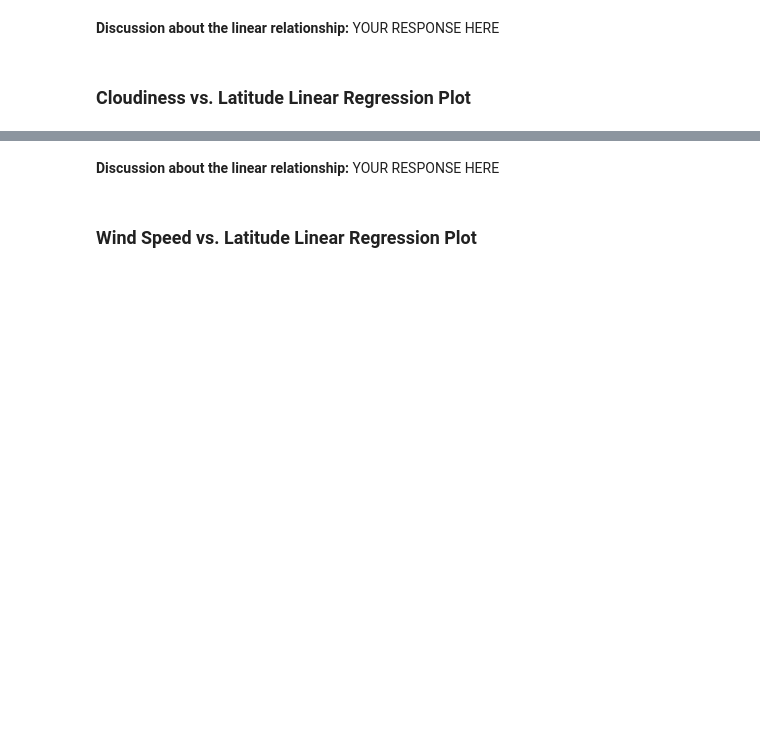
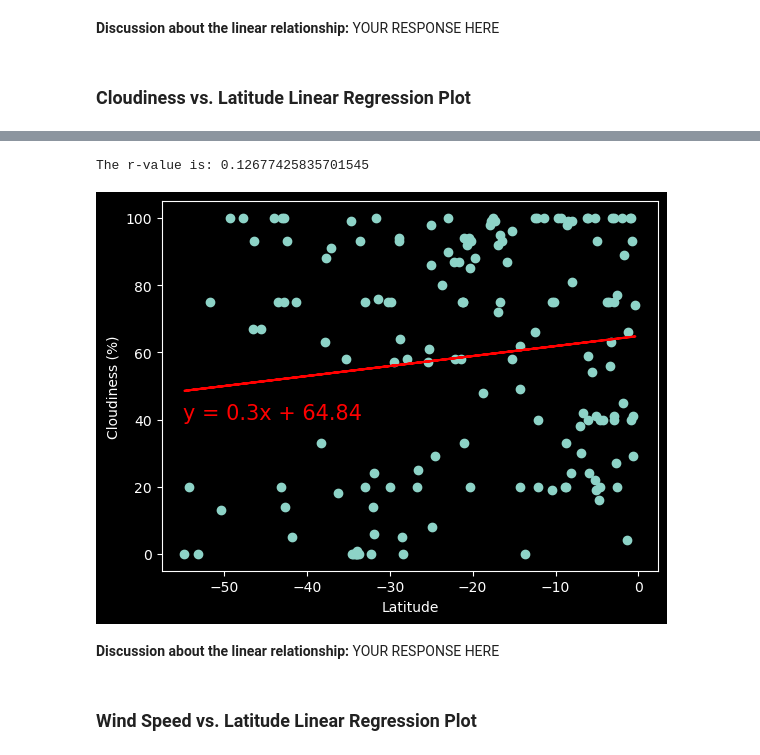
Before and after one commit to KeeganDavis/python-api-challenge, a Jupyter notebook: WeatherPy/WeatherPy.ipynb, the cells around one changed output, grey strips where cells are left out. Saved outputs shown, nothing was run; the diff lists cells and outputs as text; code cells hidden in the pictures; blank space fills up the shorter version.

```diff
--- a/WeatherPy/WeatherPy.ipynb
+++ b/WeatherPy/WeatherPy.ipynb
@@ -359,3 +367,12 @@ humidity_southern = southern_hemi_df['Humidity']
+# %%
+# Southern Hemisphere
+cloudiness_southern = southern_hemi_df['Cloudiness']
+linregress_plot(latitude_southern, cloudiness_southern, (-55, 40))
+plt.ylabel("Cloudiness (%)")
+plt.show()
+# %% [output]
+The r-value is: 0.12677425835701545
+[figure, added]
 # %% [markdown]
 **Discussion about the linear relationship:** YOUR RESPONSE HERE
 # %% [markdown]
```
Also changed, not shown: parts of 17 cells of this notebook, 4 other files.
